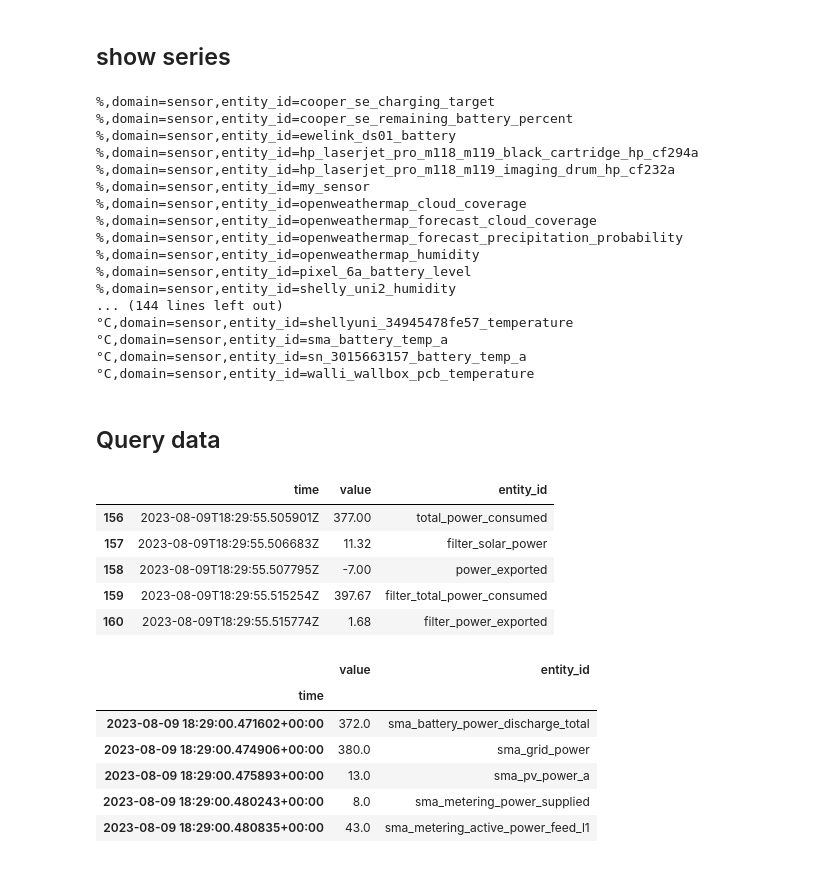
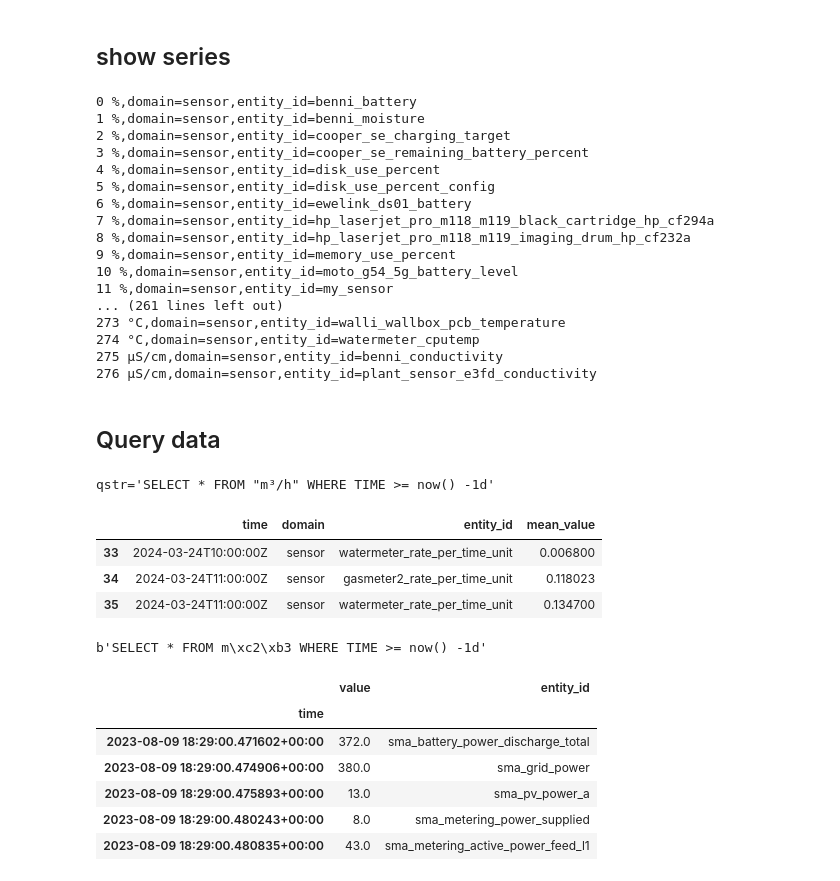
Before and after one commit to munich-ml/InfluxDB, a Jupyter notebook: Connect_with_InfluxDBClient.ipynb, the cells around one changed output. Saved outputs shown, nothing was run; the diff lists cells and outputs as text; code cells hidden in the pictures.

```diff
--- a/Connect_with_InfluxDBClient.ipynb
+++ b/Connect_with_InfluxDBClient.ipynb
@@ -34,39 +34,44 @@ client.switch_database('influx_db_3')
 # %% [markdown]
 ## show series
 # %%
-for p in client.query("show series").get_points():
-    print(p["key"])
+points = [p["key"] for p in client.query("show series").get_points()]
+for i, point in enumerate(points):
+    print(i, point)
 # %% [output]
-%,domain=sensor,entity_id=cooper_se_charging_target
-%,domain=sensor,entity_id=cooper_se_remaining_battery_percent
-%,domain=sensor,entity_id=ewelink_ds01_battery
-%,domain=sensor,entity_id=hp_laserjet_pro_m118_m119_black_cartridge_hp_cf294a
-%,domain=sensor,entity_id=hp_laserjet_pro_m118_m119_imaging_drum_hp_cf232a
-%,domain=sensor,entity_id=my_sensor
-%,domain=sensor,entity_id=openweathermap_cloud_coverage
-%,domain=sensor,entity_id=openweathermap_forecast_cloud_coverage
-%,domain=sensor,entity_id=openweathermap_forecast_precipitation_probability
-%,domain=sensor,entity_id=openweathermap_humidity
-%,domain=sensor,entity_id=pixel_6a_battery_level
-%,domain=sensor,entity_id=shelly_uni2_humidity
-... (144 lines left out)
-°C,domain=sensor,entity_id=shellyuni_34945478fe57_temperature
-°C,domain=sensor,entity_id=sma_battery_temp_a
-°C,domain=sensor,entity_id=sn_3015663157_battery_temp_a
-°C,domain=sensor,entity_id=walli_wallbox_pcb_temperature
+0 %,domain=sensor,entity_id=benni_battery
+1 %,domain=sensor,entity_id=benni_moisture
+2 %,domain=sensor,entity_id=cooper_se_charging_target
+3 %,domain=sensor,entity_id=cooper_se_remaining_battery_percent
+4 %,domain=sensor,entity_id=disk_use_percent
+5 %,domain=sensor,entity_id=disk_use_percent_config
+6 %,domain=sensor,entity_id=ewelink_ds01_battery
+7 %,domain=sensor,entity_id=hp_laserjet_pro_m118_m119_black_cartridge_hp_cf294a
+8 %,domain=sensor,entity_id=hp_laserjet_pro_m118_m119_imaging_drum_hp_cf232a
+9 %,domain=sensor,entity_id=memory_use_percent
+10 %,domain=sensor,entity_id=moto_g54_5g_battery_level
+11 %,domain=sensor,entity_id=my_sensor
+... (261 lines left out)
+273 °C,domain=sensor,entity_id=walli_wallbox_pcb_temperature
+274 °C,domain=sensor,entity_id=watermeter_cputemp
+275 µS/cm,domain=sensor,entity_id=benni_conductivity
+276 µS/cm,domain=sensor,entity_id=plant_sensor_e3fd_conductivity
 # %% [markdown]
 ## Query data
 # %%
-qstr = 'SELECT value, entity_id FROM W WHERE TIME >= now() -1m'
+qstr = f'SELECT * FROM "m³/h" WHERE TIME >= now() -1d'
+print(f"{qstr=}")
 df = pd.DataFrame.from_records(client.query(qstr).get_points())
-df.tail()
+df.tail(3)
 # %% [output]
+qstr='SELECT * FROM "m³/h" WHERE TIME >= now() -1d'
-|  | time | value | entity_id |
-| 156 | 2023-08-09T18:29:55.505901Z | 377.00 | total_power_consumed |
-| 157 | 2023-08-09T18:29:55.506683Z | 11.32 | filter_solar_power |
-| 158 | 2023-08-09T18:29:55.507795Z | -7.00 | power_exported |
-| 159 | 2023-08-09T18:29:55.515254Z | 397.67 | filter_total_power_consumed |
-| 160 | 2023-08-09T18:29:55.515774Z | 1.68 | filter_power_exported |
+|  | time | domain | entity_id | mean_value |
+| 33 | 2024-03-24T10:00:00Z | sensor | watermeter_rate_per_time_unit | 0.006800 |
+| 34 | 2024-03-24T11:00:00Z | sensor | gasmeter2_rate_per_time_unit | 0.118023 |
+| 35 | 2024-03-24T11:00:00Z | sensor | watermeter_rate_per_time_unit | 0.134700 |
+# %%
+qstr.encode("utf-8")
+# %% [output]
+b'SELECT * FROM m\xc2\xb3 WHERE TIME >= now() -1d'
 # %%
 df.time = pd.to_datetime(df.time)
 df = df.set_index("time")
```
Also changed, not shown: parts of 1 cell of this notebook, 2 other files.
